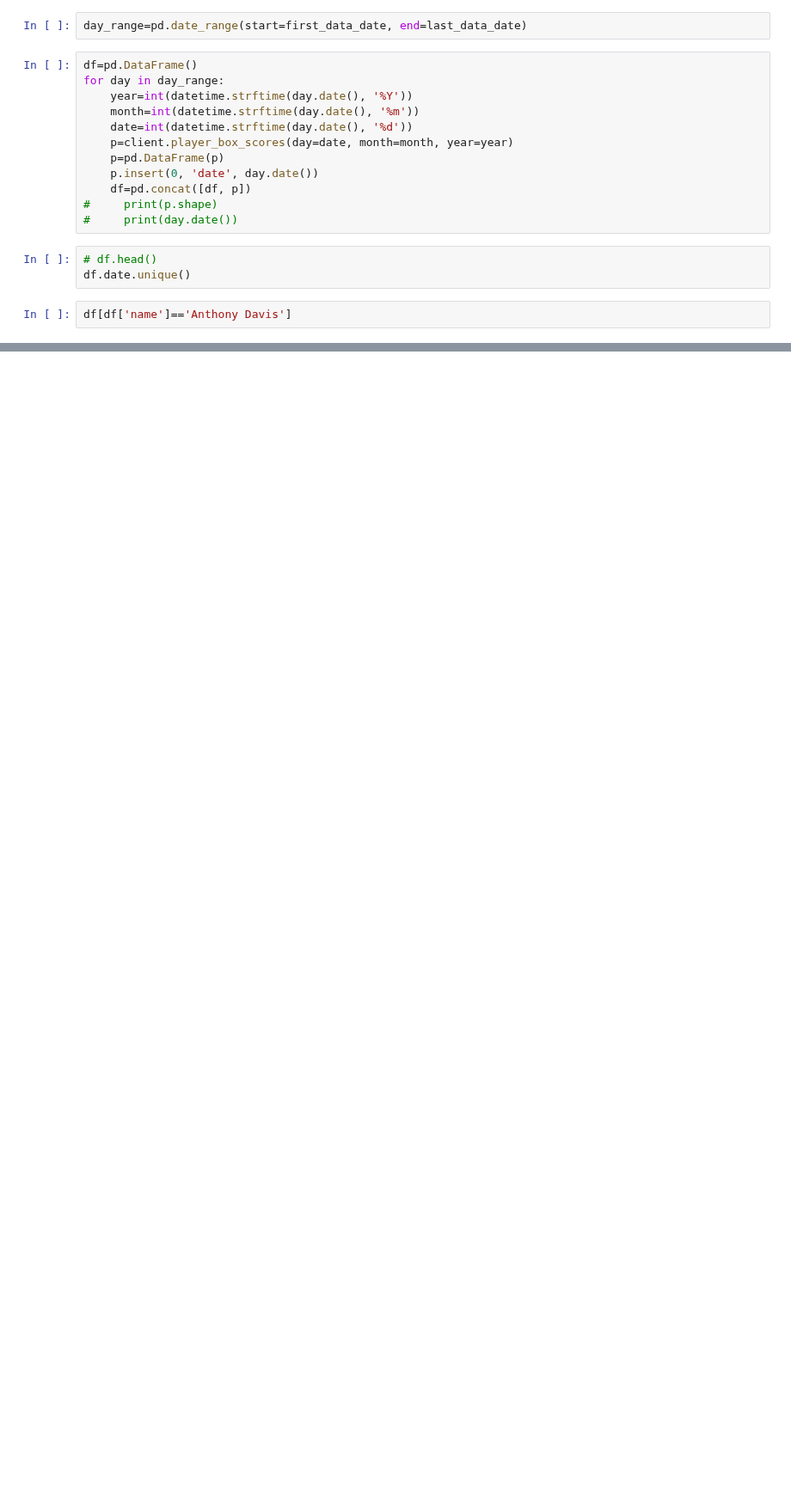
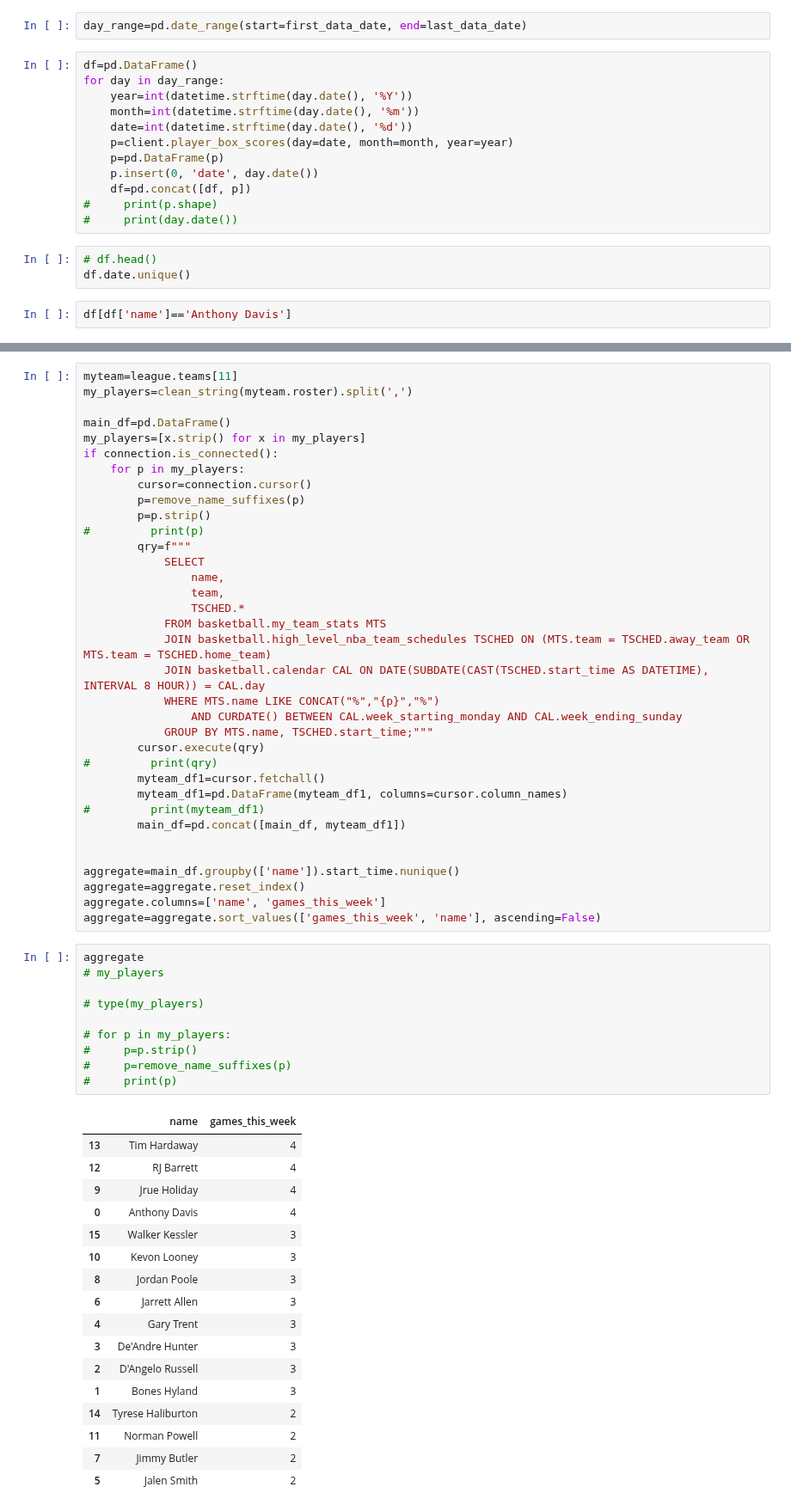
Before and after one commit to francisco-avalos/fantasy_basketball, a Jupyter notebook: Basketball Analysis.ipynb, the cells around one changed output, grey strips where cells are left out. Shown at 86% size. Drawn from its saved outputs; the diff is of its cells as text; blank space fills up the shorter version.

```diff
--- a/Basketball Analysis.ipynb
+++ b/Basketball Analysis.ipynb
@@ -469,0 +552,63 @@ df[df['name']=='Anthony Davis']
+# %%
+myteam=league.teams[11]
+my_players=clean_string(myteam.roster).split(',')
+
+main_df=pd.DataFrame()
+my_players=[x.strip() for x in my_players]
+if connection.is_connected():
+    for p in my_players:
+        cursor=connection.cursor()
+        p=remove_name_suffixes(p)
+        p=p.strip()
+#         print(p)
+        qry=f"""
+            SELECT
+                name,
+                team,
+                TSCHED.*
+            FROM basketball.my_team_stats MTS
+            JOIN basketball.high_level_nba_team_schedules TSCHED ON (MTS.team = TSCHED.away_team OR MTS.team = TSCHED.home_team)
+            JOIN basketball.calendar CAL ON DATE(SUBDATE(CAST(TSCHED.start_time AS DATETIME), INTERVAL 8 HOUR)) = CAL.day
+            WHERE MTS.name LIKE CONCAT("%","{p}","%")
+                AND CURDATE() BETWEEN CAL.week_starting_monday AND CAL.week_ending_sunday
+            GROUP BY MTS.name, TSCHED.start_time;"""
+        cursor.execute(qry)
+#         print(qry)
+        myteam_df1=cursor.fetchall()
+        myteam_df1=pd.DataFrame(myteam_df1, columns=cursor.column_names)
+#         print(myteam_df1)
+        main_df=pd.concat([main_df, myteam_df1])
+
+
+aggregate=main_df.groupby(['name']).start_time.nunique()
+aggregate=aggregate.reset_index()
+aggregate.columns=['name', 'games_this_week']
+aggregate=aggregate.sort_values(['games_this_week', 'name'], ascending=False)
+# %%
+aggregate
+# my_players
+
+# type(my_players)
+
+# for p in my_players:
+#     p=p.strip()
+#     p=remove_name_suffixes(p)
+#     print(p)
+# %% [output]
+|  | name | games_this_week |
+| 13 | Tim Hardaway | 4 |
+| 12 | RJ Barrett | 4 |
+| 9 | Jrue Holiday | 4 |
+| 0 | Anthony Davis | 4 |
+| 15 | Walker Kessler | 3 |
+| 10 | Kevon Looney | 3 |
+| 8 | Jordan Poole | 3 |
+| 6 | Jarrett Allen | 3 |
+| 4 | Gary Trent | 3 |
+| 3 | De'Andre Hunter | 3 |
+| 2 | D'Angelo Russell | 3 |
+| 1 | Bones Hyland | 3 |
+| 14 | Tyrese Haliburton | 2 |
+| 11 | Norman Powell | 2 |
+| 7 | Jimmy Butler | 2 |
+| 5 | Jalen Smith | 2 |
```
Also changed, not shown: parts of 6 cells of this notebook, 1 other file.
